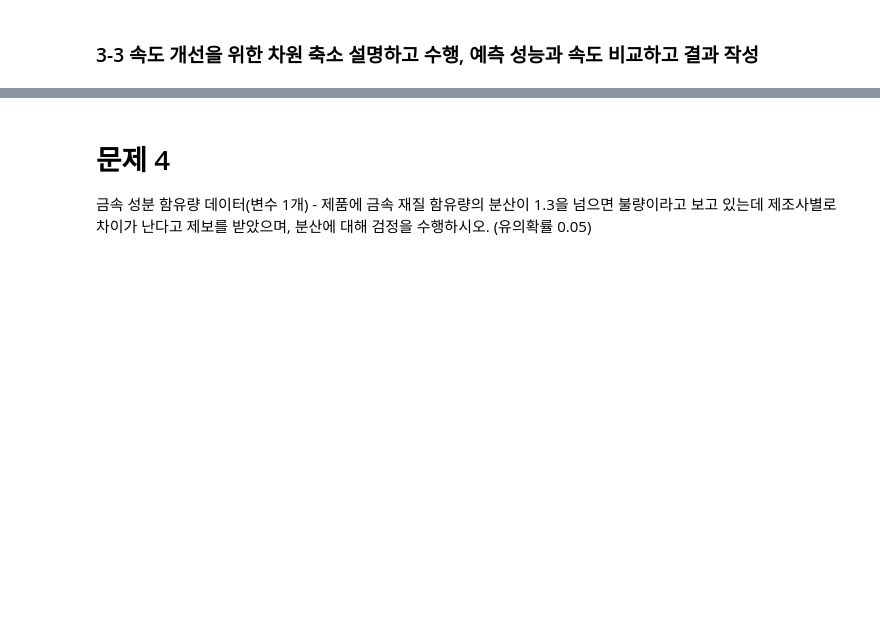
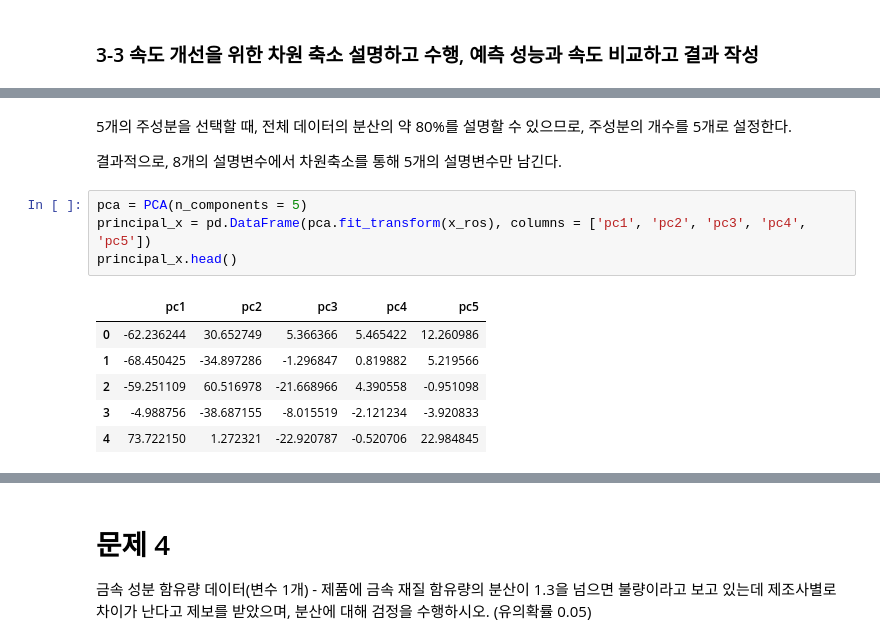
Before and after one commit to DMIS0126/ADP, a Jupyter notebook: Private_Study/Actual Exam/adp-22.ipynb, the cells around one changed output, grey strips where cells are left out. Cells and saved outputs as stored; diff of their text form; blank space fills up the shorter version.

```diff
--- a/Private_Study/Actual Exam/adp-22.ipynb
+++ b/Private_Study/Actual Exam/adp-22.ipynb
@@ -328,0 +526,15 @@ print(y_ros.shape, y_rus.shape)
+# %% [markdown]
+5개의 주성분을 선택할 때, 전체 데이터의 분산의 약 80%를 설명할 수 있으므로, 주성분의 개수를 5개로 설정한다.
+
+결과적으로, 8개의 설명변수에서 차원축소를 통해 5개의 설명변수만 남긴다.
+# %%
+pca = PCA(n_components = 5)
+principal_x = pd.DataFrame(pca.fit_transform(x_ros), columns = ['pc1', 'pc2', 'pc3', 'pc4', 'pc5'])
+principal_x.head()
+# %% [output]
+|  | pc1 | pc2 | pc3 | pc4 | pc5 |
+| 0 | -62.236244 | 30.652749 | 5.366366 | 5.465422 | 12.260986 |
+| 1 | -68.450425 | -34.897286 | -1.296847 | 0.819882 | 5.219566 |
+| 2 | -59.251109 | 60.516978 | -21.668966 | 4.390558 | -0.951098 |
+| 3 | -4.988756 | -38.687155 | -8.015519 | -2.121234 | -3.920833 |
+| 4 | 73.722150 | 1.272321 | -22.920787 | -0.520706 | 22.984845 |
```
Also changed, not shown: parts of 30 cells of this notebook, 1 other file.
